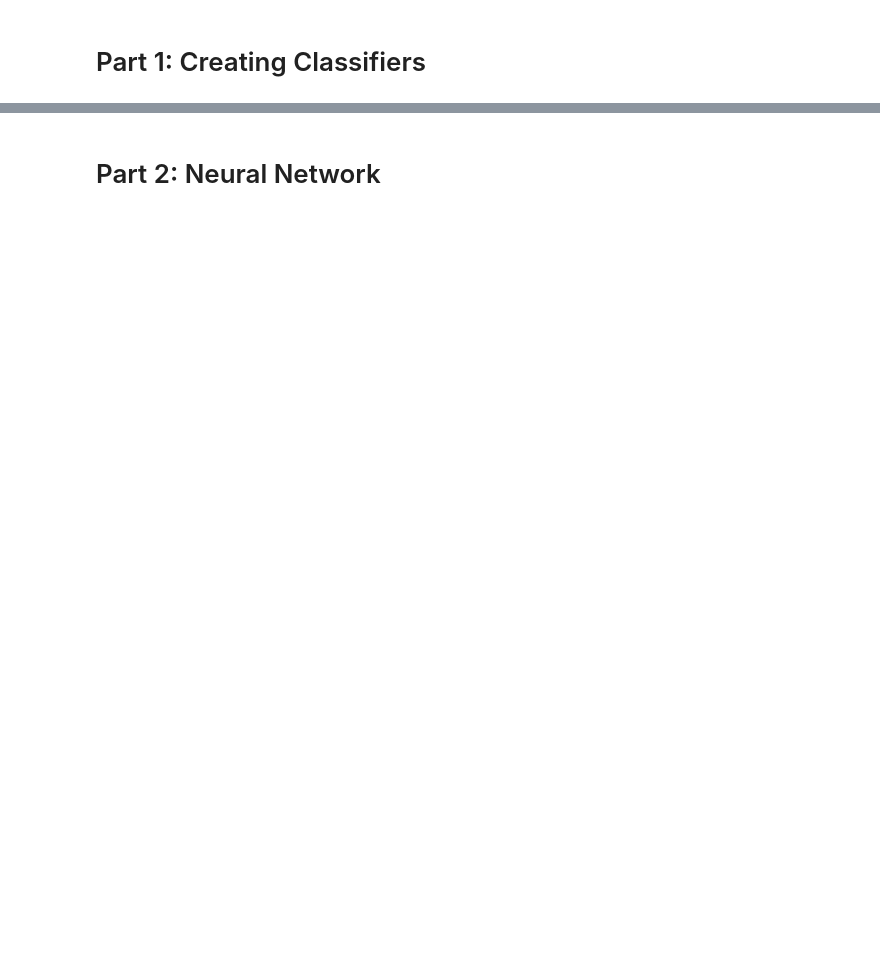
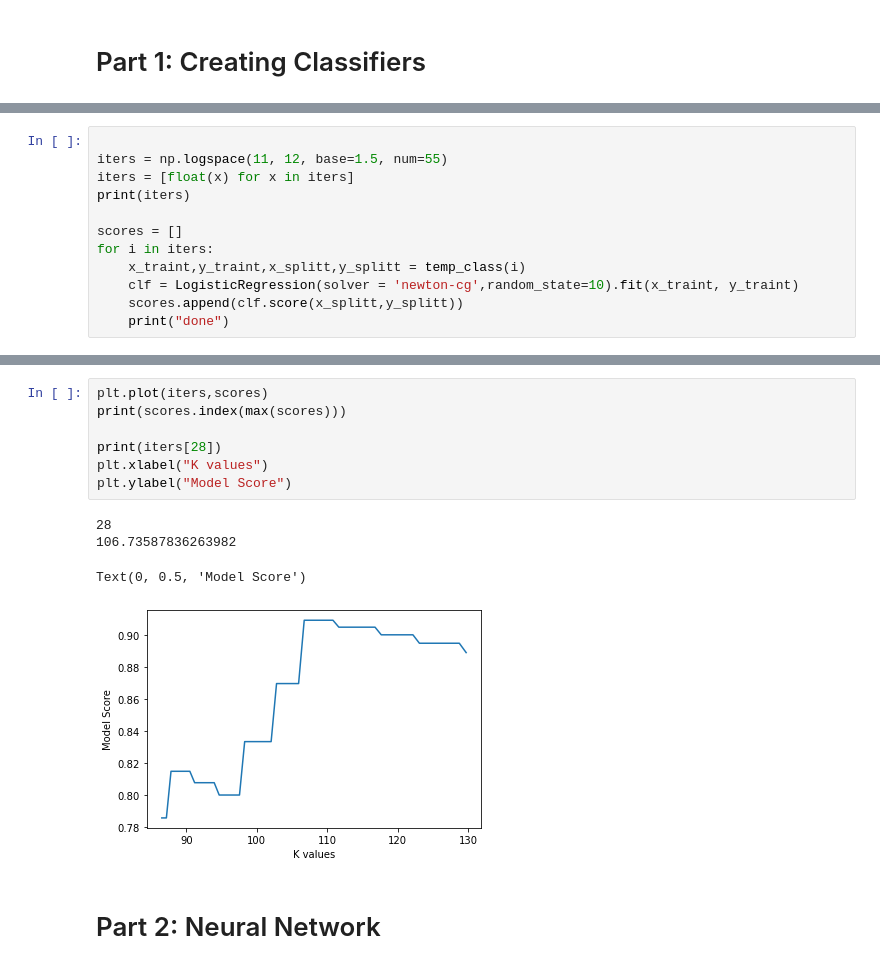
Before and after one commit to acrofts040/Sentiment_Classifier, a Jupyter notebook: src/pcode.ipynb, the cells around one changed output, grey strips where cells are left out. Saved outputs shown, nothing was run; the diff lists cells and outputs as text; blank space fills up the shorter version.

```diff
--- a/src/pcode.ipynb
+++ b/src/pcode.ipynb
@@ -72,0 +235,12 @@ clf2.score(x_train,y_train_df)
+# %%
+
+iters = np.logspace(11, 12, base=1.5, num=55)
+iters = [float(x) for x in iters]
+print(iters)
+
+scores = []
+for i in iters:
+    x_traint,y_traint,x_splitt,y_splitt = temp_class(i)
+    clf = LogisticRegression(solver = 'newton-cg',random_state=10).fit(x_traint, y_traint)
+    scores.append(clf.score(x_splitt,y_splitt))
+    print("done")
@@ -73,3 +265,15 @@ clf2.score(x_train,y_train_df)
+# %%
+plt.plot(iters,scores)
+print(scores.index(max(scores)))
+
+print(iters[28])
+plt.xlabel("K values")
+plt.ylabel("Model Score")
+# %% [output]
+28
+106.73587836263982
+Text(0, 0.5, 'Model Score')
+[figure, added]
 # %% [markdown]
 # Part 2: Neural Network
 # %%
```
Also changed, not shown: parts of 27 cells of this notebook.
